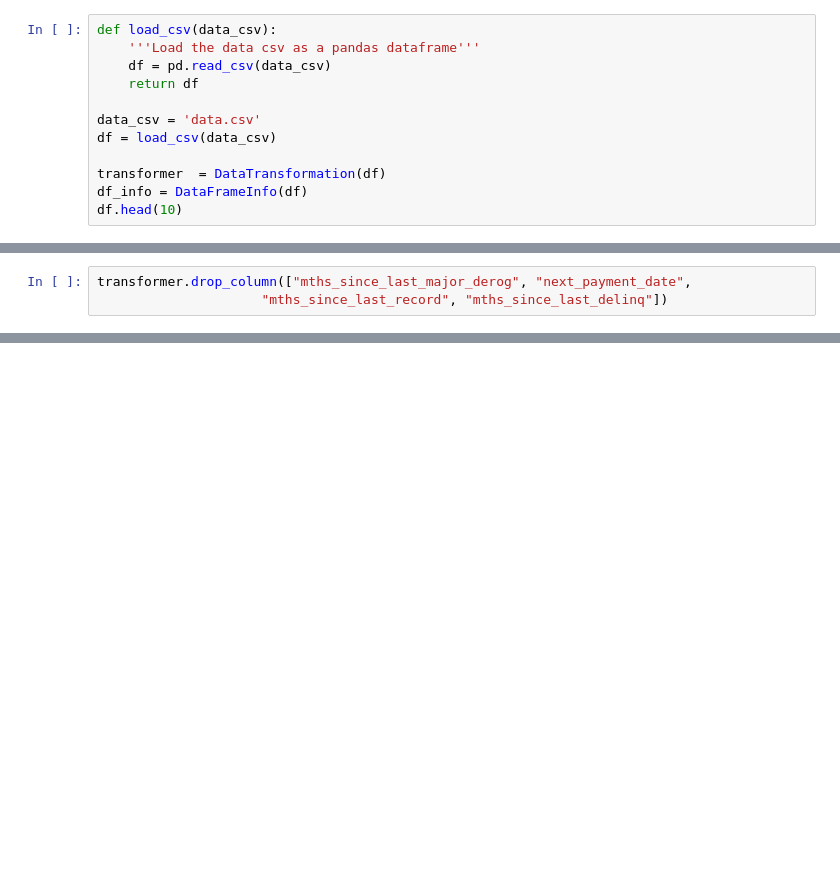
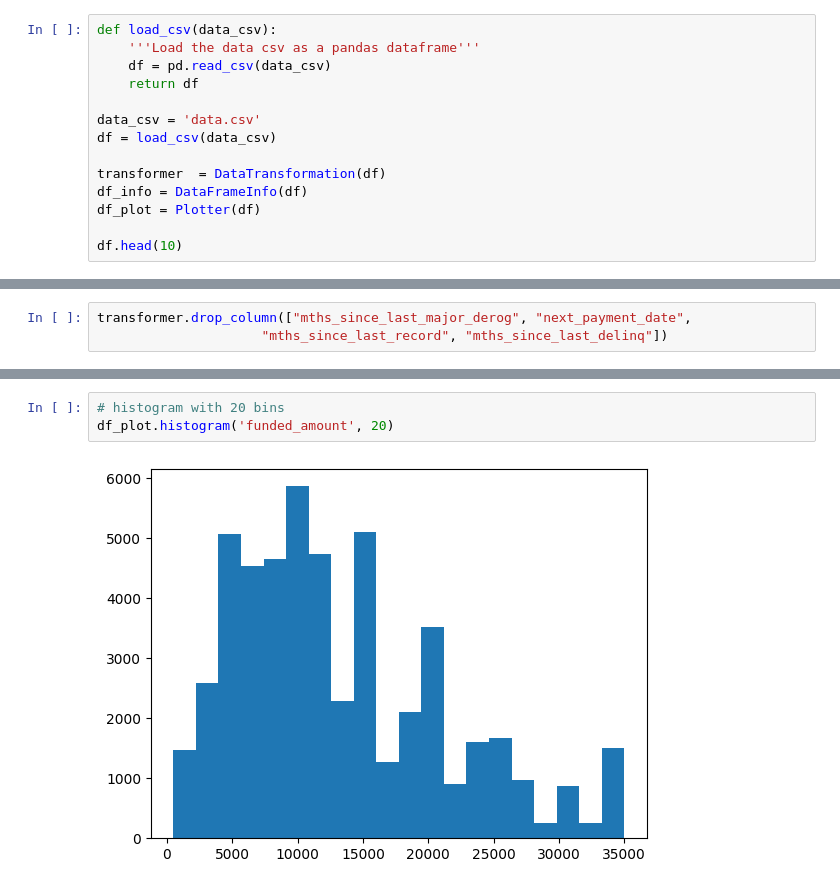
Before and after one commit to hameed0380/EDA-Customer-Loans, a Jupyter notebook: main.ipynb, the cells around one changed output, grey strips where cells are left out. Saved outputs shown, nothing was run; the diff lists cells and outputs as text; blank space fills up the shorter version.

```diff
--- a/main.ipynb
+++ b/main.ipynb
@@ -13,6 +13,8 @@ df = load_csv(data_csv)
 
 transformer  = DataTransformation(df)
 df_info = DataFrameInfo(df)
+df_plot = Plotter(df)
+
 df.head(10)
 # %% [output]
 |  | id | member_id | loan_amount | funded_amount | funded_amount_inv | term | int_rate | instalment | ... |
@@ -241,0 +250,5 @@ df
+# %%
+# histogram with 20 bins
+df_plot.histogram('funded_amount', 20)
+# %% [output]
+[figure, added]
```
Also changed, not shown: parts of 11 cells of this notebook.
